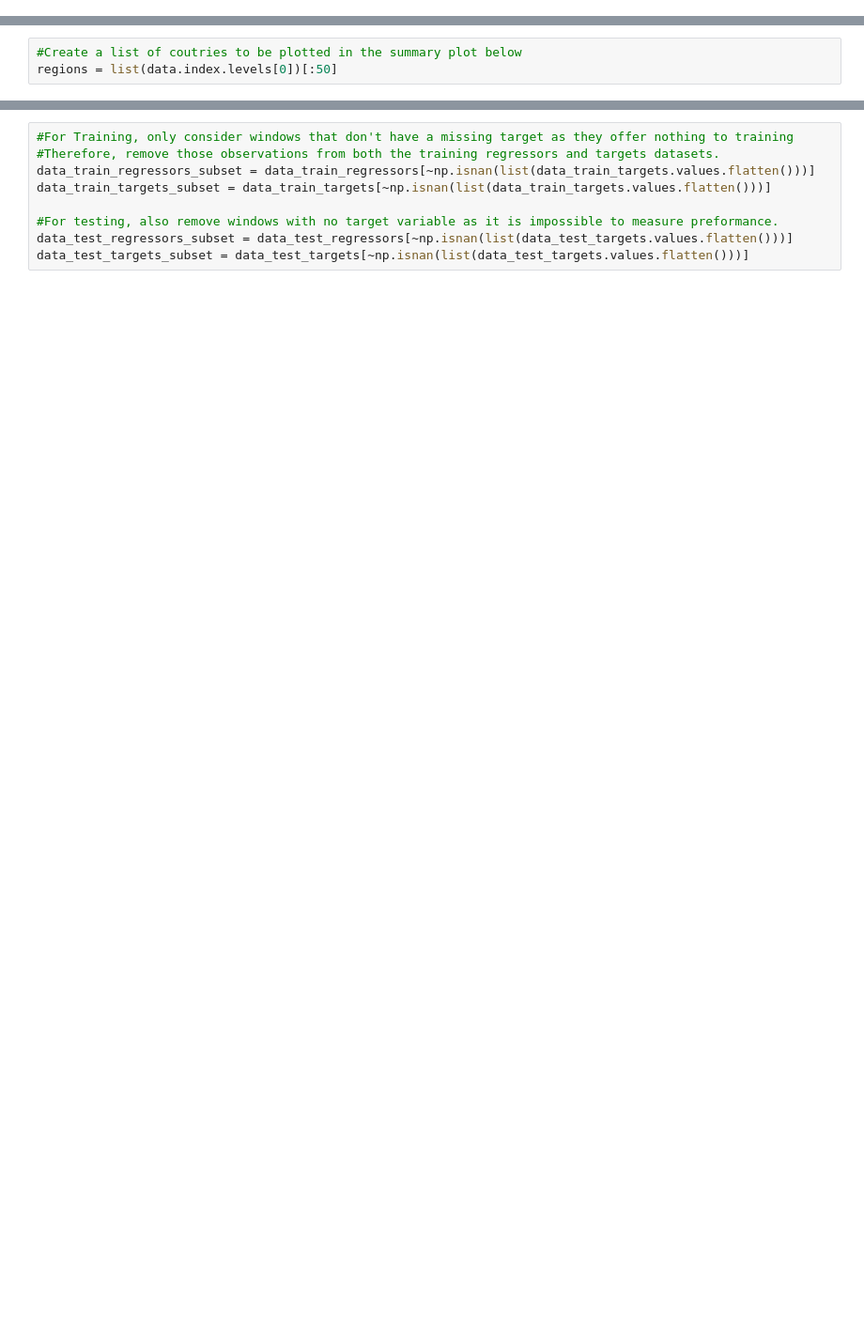
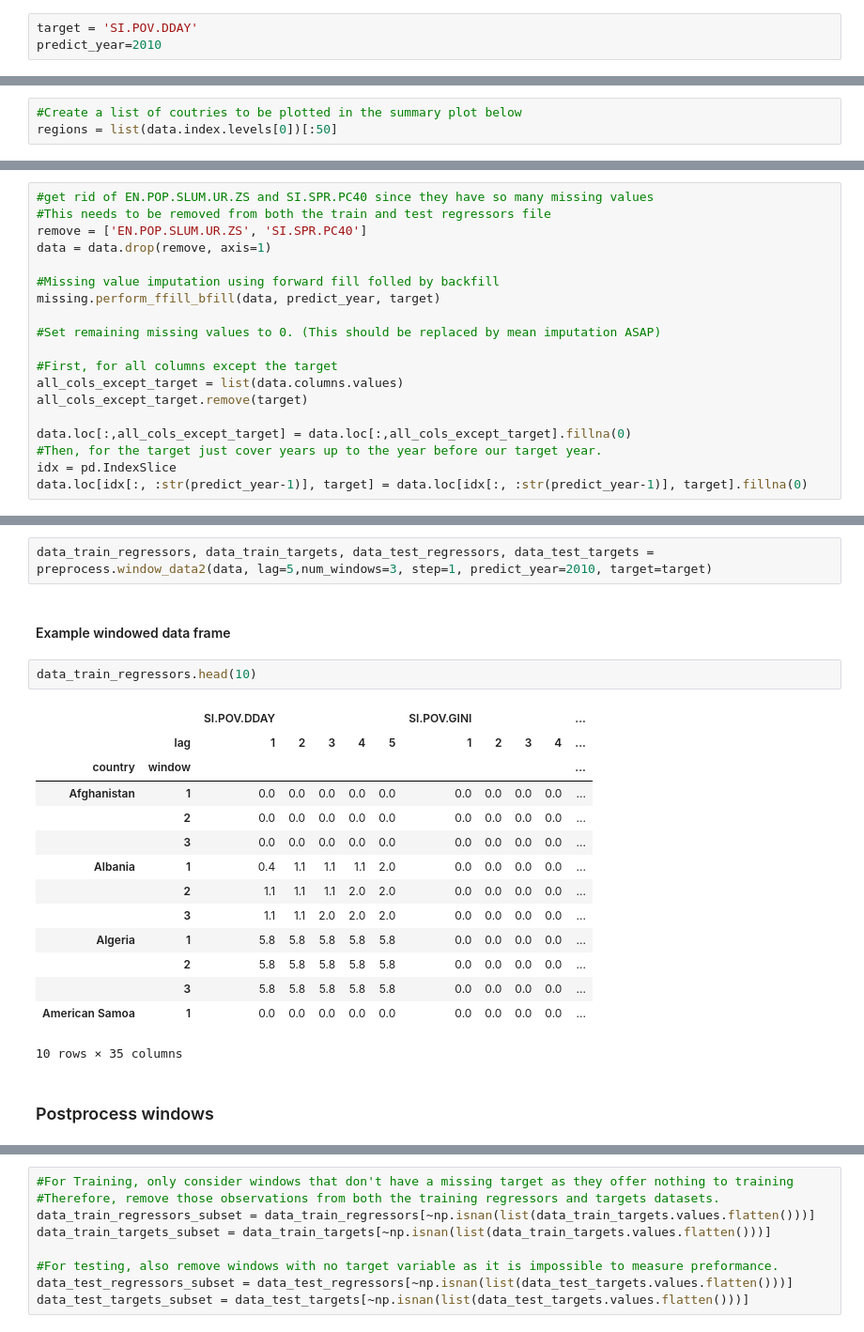
Before and after one commit to FergusOBoyle/sustainable-dev-goals-forecasting, a Jupyter notebook: notebooks/linear_regression_predictor.ipynb, the cells around one changed output, grey strips where cells are left out. Shown: that part at 94% size. Saved outputs shown, nothing was run; the diff lists cells and outputs as text; blank space fills up the shorter version.

```diff
--- a/notebooks/linear_regression_predictor.ipynb
+++ b/notebooks/linear_regression_predictor.ipynb
@@ -32,0 +17,3 @@ data.head(5)
+# %%
+target = 'SI.POV.DDAY'
+predict_year=2010
@@ -68,0 +74,19 @@ plt.subplots_adjust(wspace=0, hspace=0.4)
+# %%
+#get rid of EN.POP.SLUM.UR.ZS and SI.SPR.PC40 since they have so many missing values
+#This needs to be removed from both the train and test regressors file
+remove = ['EN.POP.SLUM.UR.ZS', 'SI.SPR.PC40']
+data = data.drop(remove, axis=1)
+
+#Missing value imputation using forward fill folled by backfill
+missing.perform_ffill_bfill(data, predict_year, target)
+
+#Set remaining missing values to 0. (This should be replaced by mean imputation ASAP)
+
+#First, for all columns except the target
+all_cols_except_target = list(data.columns.values)
+all_cols_except_target.remove(target)
+
+data.loc[:,all_cols_except_target] = data.loc[:,all_cols_except_target].fillna(0)
+#Then, for the target just cover years up to the year before our target year.
+idx = pd.IndexSlice
+data.loc[idx[:, :str(predict_year-1)], target] = data.loc[idx[:, :str(predict_year-1)], target].fillna(0)
@@ -68,0 +101,23 @@ plt.subplots_adjust(wspace=0, hspace=0.4)
+# %%
+data_train_regressors, data_train_targets, data_test_regressors, data_test_targets =   preprocess.window_data2(data, lag=5,num_windows=3, step=1, predict_year=2010, target=target)
+# %% [markdown]
+#### Example windowed data frame
+# %%
+data_train_regressors.head(10)
+# %% [output]
+|  |  | SI.POV.DDAY |  |  |  |  | SI.POV.GINI |  |  |  | ... |
+|  | lag | 1 | 2 | 3 | 4 | 5 | 1 | 2 | 3 | 4 | ... |
+| country | window |  |  |  |  |  |  |  |  |  | ... |
+| Afghanistan | 1 | 0.0 | 0.0 | 0.0 | 0.0 | 0.0 | 0.0 | 0.0 | 0.0 | 0.0 | ... |
+|  | 2 | 0.0 | 0.0 | 0.0 | 0.0 | 0.0 | 0.0 | 0.0 | 0.0 | 0.0 | ... |
+|  | 3 | 0.0 | 0.0 | 0.0 | 0.0 | 0.0 | 0.0 | 0.0 | 0.0 | 0.0 | ... |
+| Albania | 1 | 0.4 | 1.1 | 1.1 | 1.1 | 2.0 | 0.0 | 0.0 | 0.0 | 0.0 | ... |
+|  | 2 | 1.1 | 1.1 | 1.1 | 2.0 | 2.0 | 0.0 | 0.0 | 0.0 | 0.0 | ... |
+|  | 3 | 1.1 | 1.1 | 2.0 | 2.0 | 2.0 | 0.0 | 0.0 | 0.0 | 0.0 | ... |
+| Algeria | 1 | 5.8 | 5.8 | 5.8 | 5.8 | 5.8 | 0.0 | 0.0 | 0.0 | 0.0 | ... |
+|  | 2 | 5.8 | 5.8 | 5.8 | 5.8 | 5.8 | 0.0 | 0.0 | 0.0 | 0.0 | ... |
+|  | 3 | 5.8 | 5.8 | 5.8 | 5.8 | 5.8 | 0.0 | 0.0 | 0.0 | 0.0 | ... |
+| American Samoa | 1 | 0.0 | 0.0 | 0.0 | 0.0 | 0.0 | 0.0 | 0.0 | 0.0 | 0.0 | ... |
+10 rows × 35 columns
+# %% [markdown]
+### Postprocess windows
```
Also changed, not shown: parts of 37 cells of this notebook, 1 other file.
